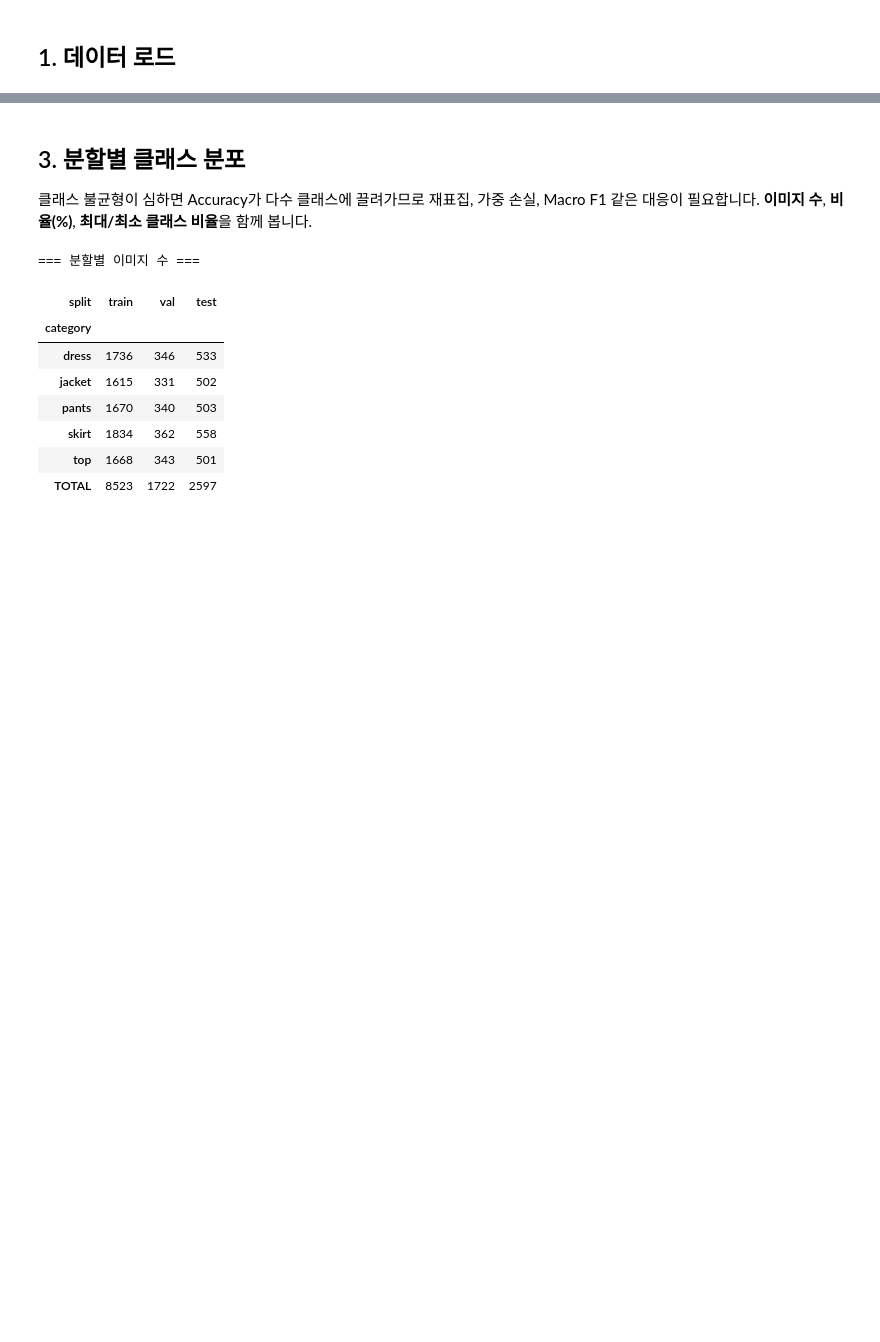
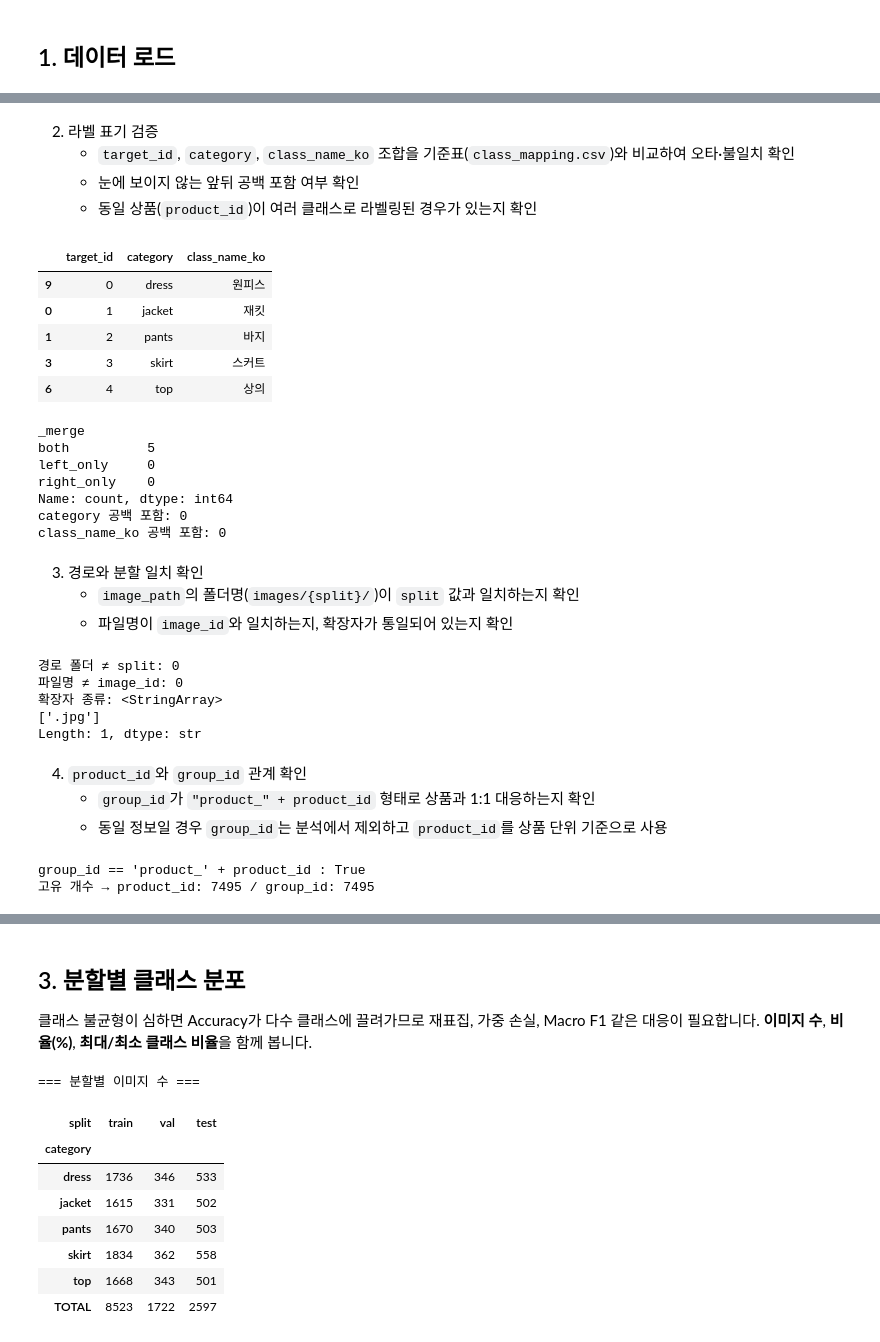
Before and after one commit to prohayo33/cv_project_2, a Jupyter notebook: 01_data_class_distribution.ipynb, the cells around one changed output, grey strips where cells are left out. Cells and saved outputs as stored; diff of their text form; code cells hidden in the pictures; blank space fills up the shorter version.

```diff
--- a/01_data_class_distribution.ipynb
+++ b/01_data_class_distribution.ipynb
@@ -38,0 +109,63 @@ FileNotFoundError: [Errno 2] No such file or directory: 'fashion_dataset\\metada
+# %% [markdown]
+2. 라벨 표기 검증
+    - `target_id`, `category`, `class_name_ko` 조합을 기준표(`class_mapping.csv`)와 비교하여 오타·불일치 확인
+    - 눈에 보이지 않는 앞뒤 공백 포함 여부 확인
+    - 동일 상품(`product_id`)이 여러 클래스로 라벨링된 경우가 있는지 확인
+# %%
+label_cols = ["target_id", "category", "class_name_ko"]
+
+# 1) metadata에 실제로 등장하는 라벨 조합
+combos = meta[label_cols].drop_duplicates().sort_values("target_id")
+display(combos)
+
+# 2) class_mapping(기준표)과 비교: 양쪽에 다 있어야 정상
+check = combos.merge(class_map, on=label_cols, how="outer", indicator=True)
+print(check["_merge"].value_counts())   # left_only = metadata에만 있는 조합 → 오타 의심
+
+# 3) 앞뒤 공백 확인 (눈으로 안 보이는 오타)
+for c in ["category", "class_name_ko"]:
+    print(f"{c} 공백 포함:", (meta[c] != meta[c].str.strip()).sum())
+# %% [output]
+|  | target_id | category | class_name_ko |
+| 9 | 0 | dress | 원피스 |
+| 0 | 1 | jacket | 재킷 |
+| 1 | 2 | pants | 바지 |
+| 3 | 3 | skirt | 스커트 |
+| 6 | 4 | top | 상의 |
+_merge
+both          5
+left_only     0
+right_only    0
+Name: count, dtype: int64
+category 공백 포함: 0
+class_name_ko 공백 포함: 0
+# %% [markdown]
+3. 경로와 분할 일치 확인
+    - `image_path`의 폴더명(`images/{split}/`)이 `split` 값과 일치하는지 확인
+    - 파일명이 `image_id`와 일치하는지, 확장자가 통일되어 있는지 확인
+# %%
+path_parts = meta["image_path"].str.split("/")
+path_folder = path_parts.str[1]                              # train / val / test
+file_stem = path_parts.str[-1].str.replace(".jpg", "", regex=False)
+
+print("경로 폴더 ≠ split:", (path_folder != meta["split"]).sum())
+print("파일명 ≠ image_id:", (file_stem != meta["image_id"]).sum())
+print("확장자 종류:", meta["image_path"].str[-4:].unique())
+# %% [output]
+경로 폴더 ≠ split: 0
+파일명 ≠ image_id: 0
+확장자 종류: <StringArray>
+['.jpg']
+Length: 1, dtype: str
+# %% [markdown]
+4. `product_id`와 `group_id` 관계 확인
+    - `group_id`가 `"product_" + product_id` 형태로 상품과 1:1 대응하는지 확인
+    - 동일 정보일 경우 `group_id`는 분석에서 제외하고 `product_id`를 상품 단위 기준으로 사용
+# %%
+same = (meta["group_id"] == "product_" + meta["product_id"].astype(str))
+print("group_id == 'product_' + product_id :", same.all())
+print("고유 개수 → product_id:", meta["product_id"].nunique(),
+      "/ group_id:", meta["group_id"].nunique())
+# %% [output]
+group_id == 'product_' + product_id : True
+고유 개수 → product_id: 7495 / group_id: 7495
```
Also changed, not shown: parts of 19 cells of this notebook.
